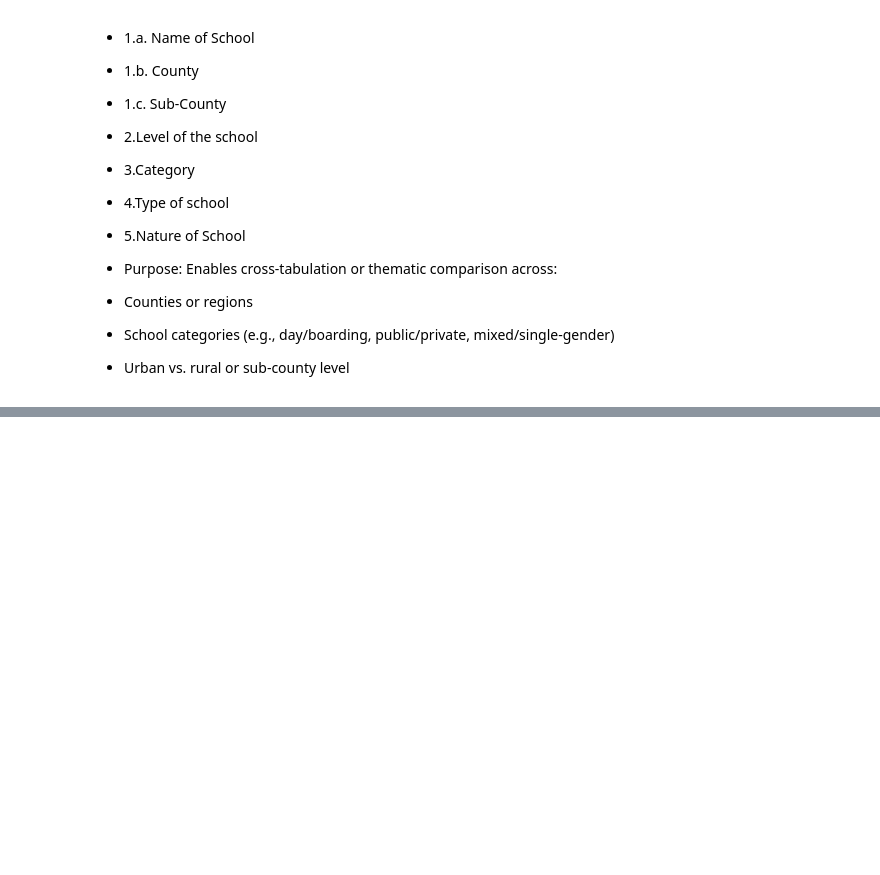
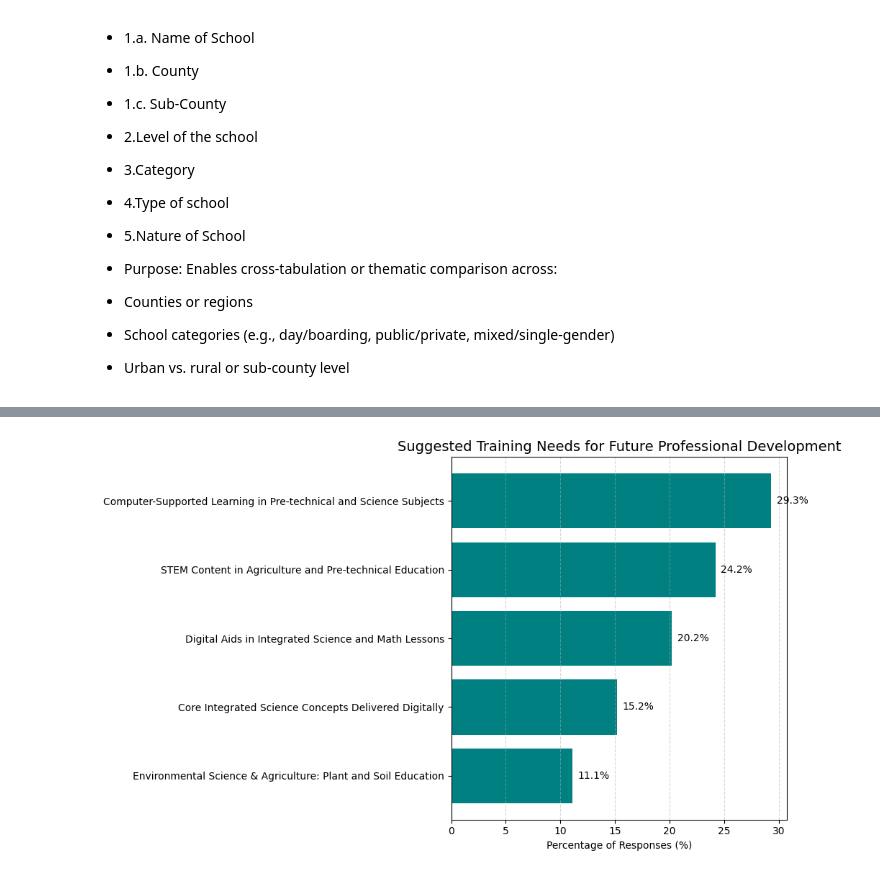
Before and after one commit to davidmasai/kenya-stem-digital-efficacy, a Jupyter notebook: Kenya_stem_digital_efficacy.ipynb, the cells around one changed output, grey strips where cells are left out. Cells and saved outputs as stored; diff of their text form; code cells hidden in the pictures; blank space fills up the shorter version.

```diff
--- a/Kenya_stem_digital_efficacy.ipynb
+++ b/Kenya_stem_digital_efficacy.ipynb
@@ -2113,0 +2331,41 @@ Index(['1.a. Name of School', '1.b. County', '1.c. Sub-County',
+# %%
+### Step 4: Assign Topics and Map Names ###
+# Make sure to use `count_matrix`, not `tfidf_matrix` (LDA was fitted on this)
+topic_assignments = lda.transform(count_matrix).argmax(axis=1)
+
+# Assuming 'questions' is a DataFrame holding responses from `text_data`
+questions = pd.DataFrame({'Response': text_data, 'Cleaned': text_data_cleaned})
+questions['Assigned Topic'] = topic_assignments
+
+# Define topic names (you can update these after reviewing actual topic words)
+topic_names = {
+    0: "STEM Content in Agriculture and Pre-technical Education",
+    1: "Digital Aids in Integrated Science and Math Lessons",
+    2: "Environmental Science & Agriculture: Plant and Soil Education",
+    3: "Computer-Supported Learning in Pre-technical and Science Subjects",
+    4: "Core Integrated Science Concepts Delivered Digitally"
+}
+
+questions['Assigned Topic Name'] = questions['Assigned Topic'].map(topic_names)
+
+### Step 5: Frequency and Visualization ###
+# Calculate topic percentages
+topic_counts = questions['Assigned Topic Name'].value_counts().sort_values()
+topic_percentages = (topic_counts / topic_counts.sum() * 100).round(1)
+
+plt.figure(figsize=(10, 6))
+bars = plt.barh(topic_percentages.index, topic_percentages.values, color='teal')
+plt.xlabel("Percentage of Responses (%)")
+plt.title("Suggested Training Needs for Future Professional Development", fontsize=14)
+plt.grid(axis='x', linestyle='--', alpha=0.5)
+
+# Add percentages to bars
+for bar, pct in zip(bars, topic_percentages.values):
+    width = bar.get_width()
+    plt.text(width + 0.5, bar.get_y() + bar.get_height()/2,
+             f'{pct}%', va='center', fontsize=10)
+
+plt.tight_layout()
+plt.show()
+# %% [output]
+[figure, added]
```
Also changed, not shown: parts of 13 cells of this notebook.
